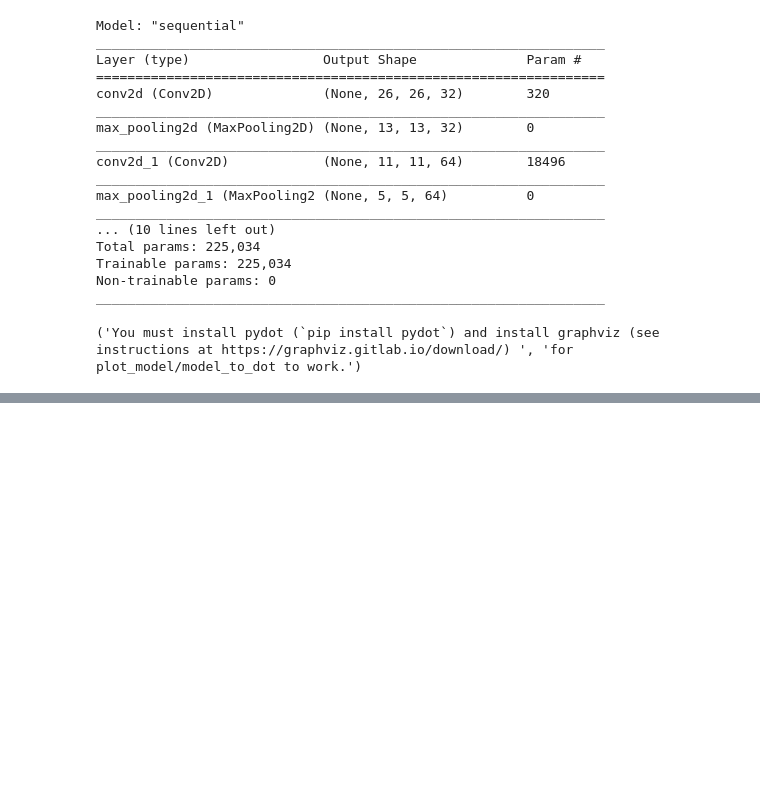
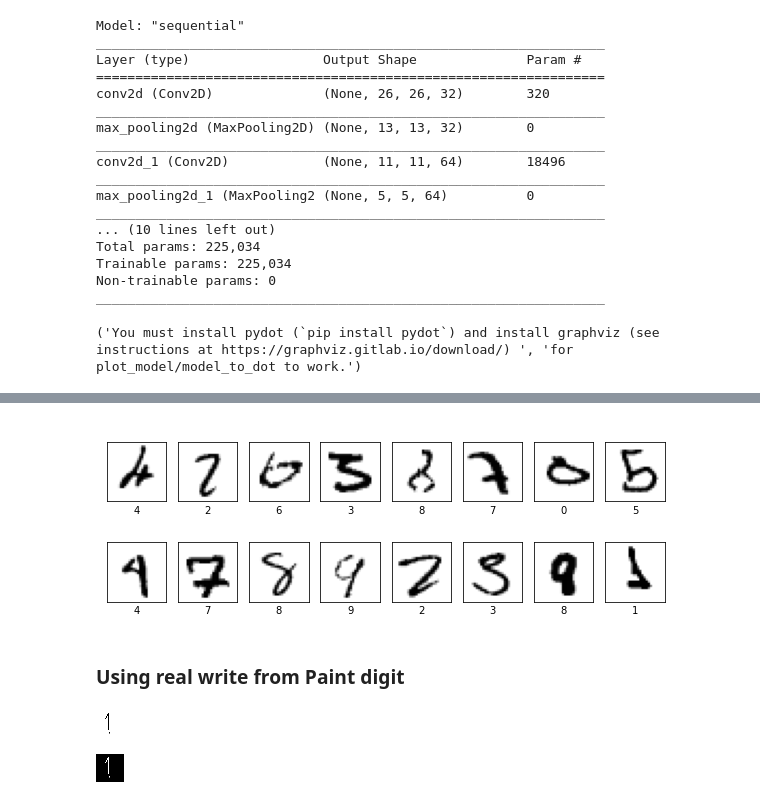
Before and after one commit to Abdulhakim-Maha/Machine-Learning, a Jupyter notebook: workshop/Convolutional_Neural_Network/workshop_7_digit_recognition.ipynb, the cells around one changed output, grey strips where cells are left out. Drawn from its saved outputs; the diff is of its cells as text; code cells hidden in the pictures; blank space fills up the shorter version.

```diff
--- a/workshop/Convolutional_Neural_Network/workshop_7_digit_recognition.ipynb
+++ b/workshop/Convolutional_Neural_Network/workshop_7_digit_recognition.ipynb
@@ -283,0 +319,17 @@ plt.show()
+# %%
+nplots = 16
+fig = plt.figure(figsize=(10,3.4))
+for j,k in enumerate(idx_miss[0]):
+	plt.subplot(2, 8, j + 1)
+	plt.imshow(X_test[k].reshape(28, 28), cmap=plt.cm.gray_r)
+	plt.title('p--> {}'.format(y_pred_cls[k]), c='w')
+	plt.xticks([])
+	plt.yticks([])
+	plt.xlabel(y_test[k])
+	if j >= nplots-1:
+		break
+plt.show()
+# %% [output]
+[figure, added]
+# %% [markdown]
+### Using real write from Paint digit
@@ -283,0 +343,9 @@ plt.show()
+# %%
+img
+# %% [output]
+[figure, added]
+# %%
+img = ImageOps.invert(img)  # revert white < -- > black
+img
+# %% [output]
+[figure, added]
```
Also changed, not shown: parts of 32 cells of this notebook, 6 other files.
